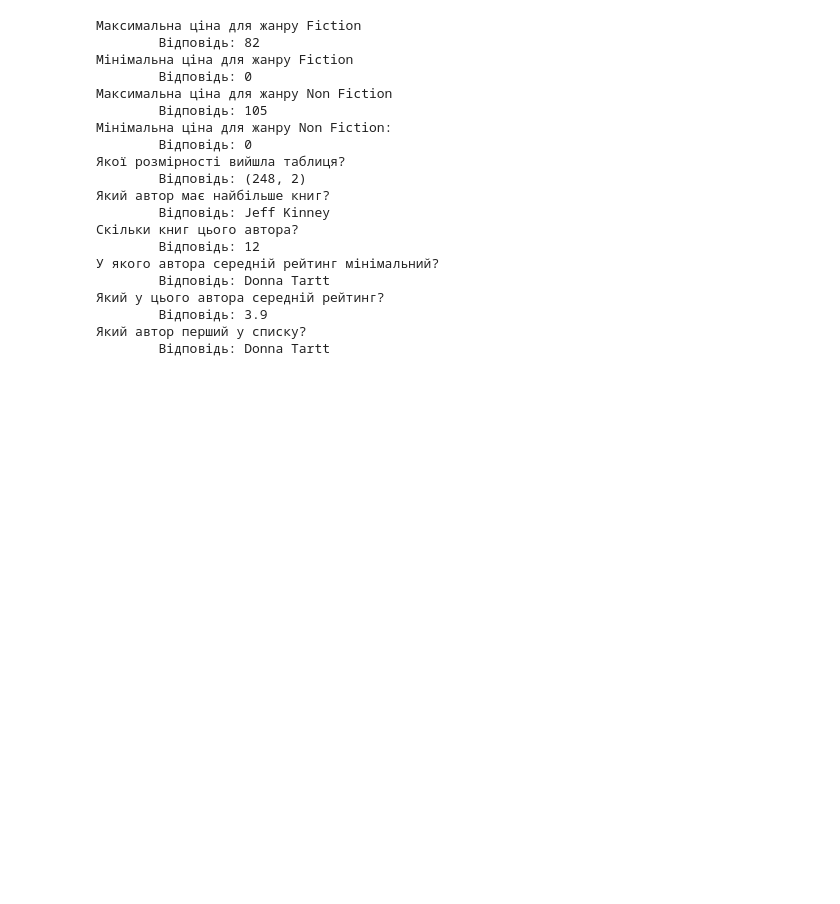
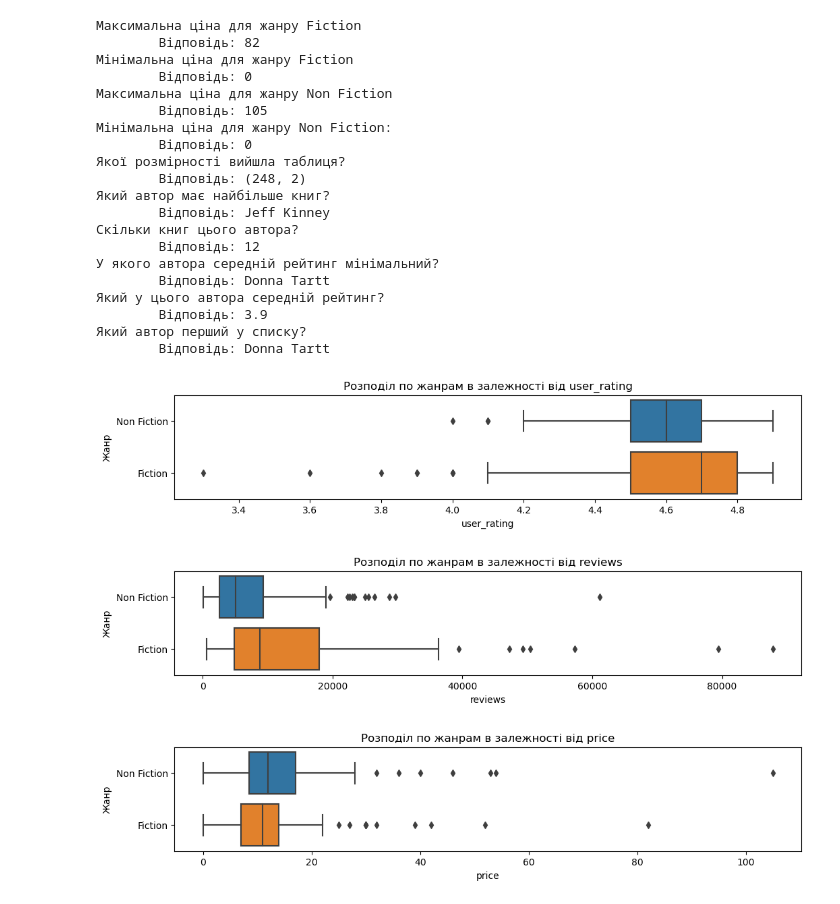
Before and after one commit to AlexanderSingaevsky/DataScience, a Jupyter notebook: Hw02/Hw2.3.ipynb, the cells around one changed output. Drawn from its saved outputs; the diff is of its cells as text; code cells hidden in the pictures; blank space fills up the shorter version.

Commit message:
Visualisations

```diff
--- a/Hw02/Hw2.3.ipynb
+++ b/Hw02/Hw2.3.ipynb
@@ -321,3 +322,15 @@ print(f'Який автор перший у списку?\n\tВідповідь:
         Відповідь: 3.9
 Який автор перший у списку?
         Відповідь: Donna Tartt
+# %%
+for col in books_data.columns[2:5]:
+    plt.figure(figsize = (12,2))
+    sns.boxplot(data =books_data,x = col,y ="genre")
+    plt.title("Розподіл по жанрам в залежності від "+ col)
+    plt.ylabel("Жанр")
+    plt.xlabel(col)
+    plt.show()
+# %% [output]
+[figure, added]
+[figure, added]
+[figure, added]
```
Also changed, not shown: parts of 2 cells of this notebook.
